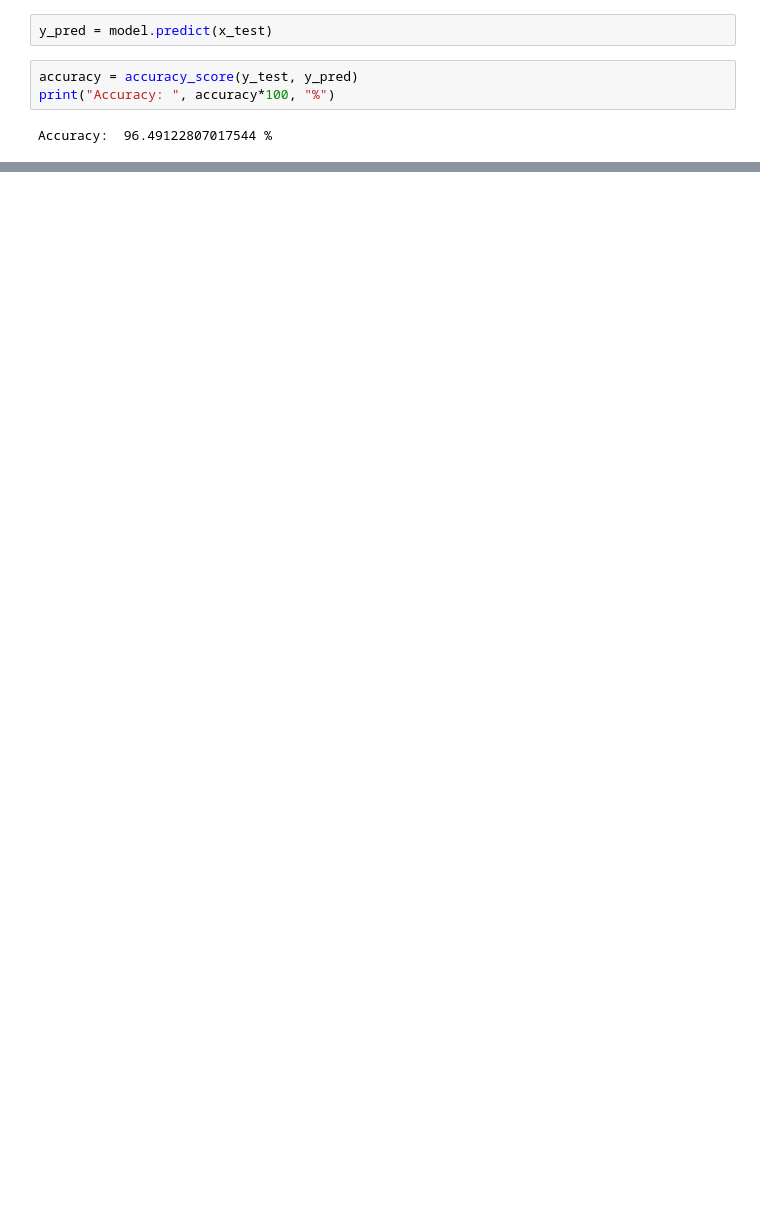
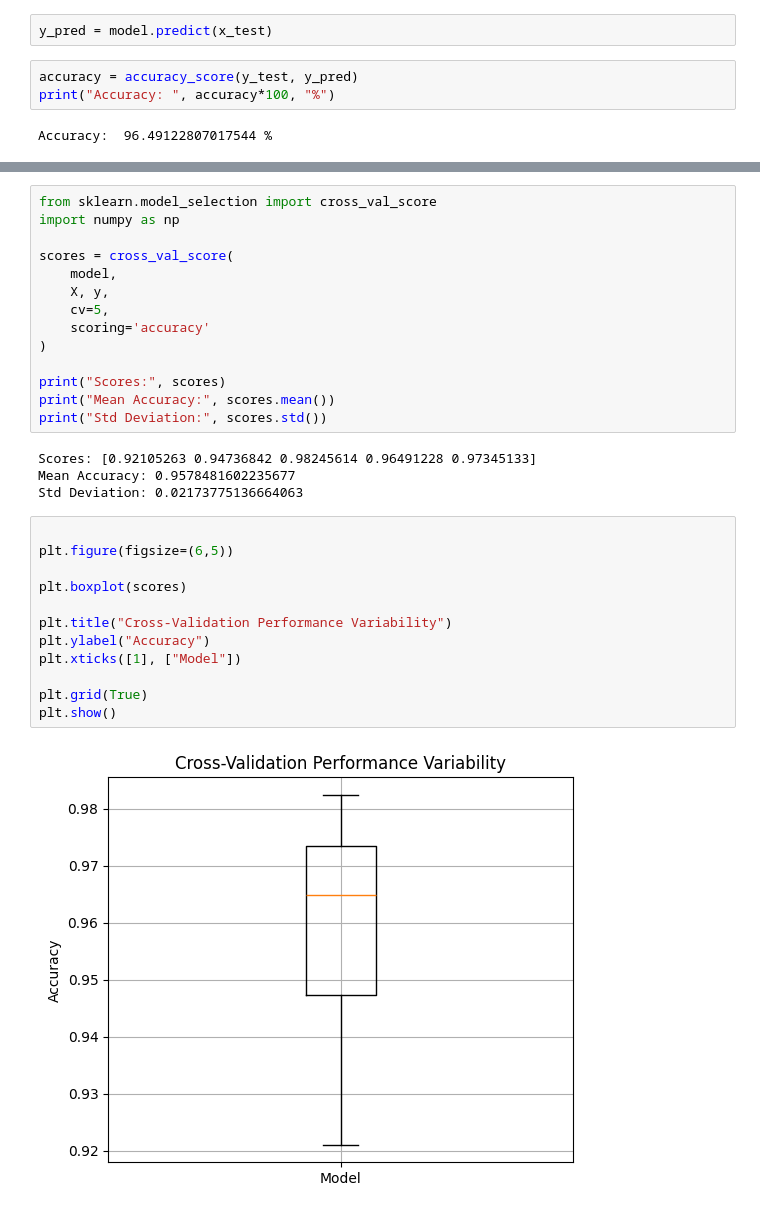
Before and after one commit to Innotech-Manipal-TP26/Ananyaraj2ndYear, a Jupyter notebook: Week2/random_forrest.ipynb, the cells around one changed output, grey strips where cells are left out. Drawn from its saved outputs; the diff is of its cells as text; blank space fills up the shorter version.

```diff
--- a/Week2/random_forrest.ipynb
+++ b/Week2/random_forrest.ipynb
@@ -31,0 +91,32 @@ Accuracy:  96.49122807017544 %
+# %%
+from sklearn.model_selection import cross_val_score
+import numpy as np
+
+scores = cross_val_score(
+    model,
+    X, y,
+    cv=5,
+    scoring='accuracy'
+)
+
+print("Scores:", scores)
+print("Mean Accuracy:", scores.mean())
+print("Std Deviation:", scores.std())
+# %% [output]
+Scores: [0.92105263 0.94736842 0.98245614 0.96491228 0.97345133]
+Mean Accuracy: 0.9578481602235677
+Std Deviation: 0.02173775136664063
+# %%
+
+plt.figure(figsize=(6,5))
+
+plt.boxplot(scores)
+
+plt.title("Cross-Validation Performance Variability")
+plt.ylabel("Accuracy")
+plt.xticks([1], ["Model"])
+
+plt.grid(True)
+plt.show()
+# %% [output]
+[figure, added]
```
Also changed, not shown: parts of 5 cells of this notebook.
